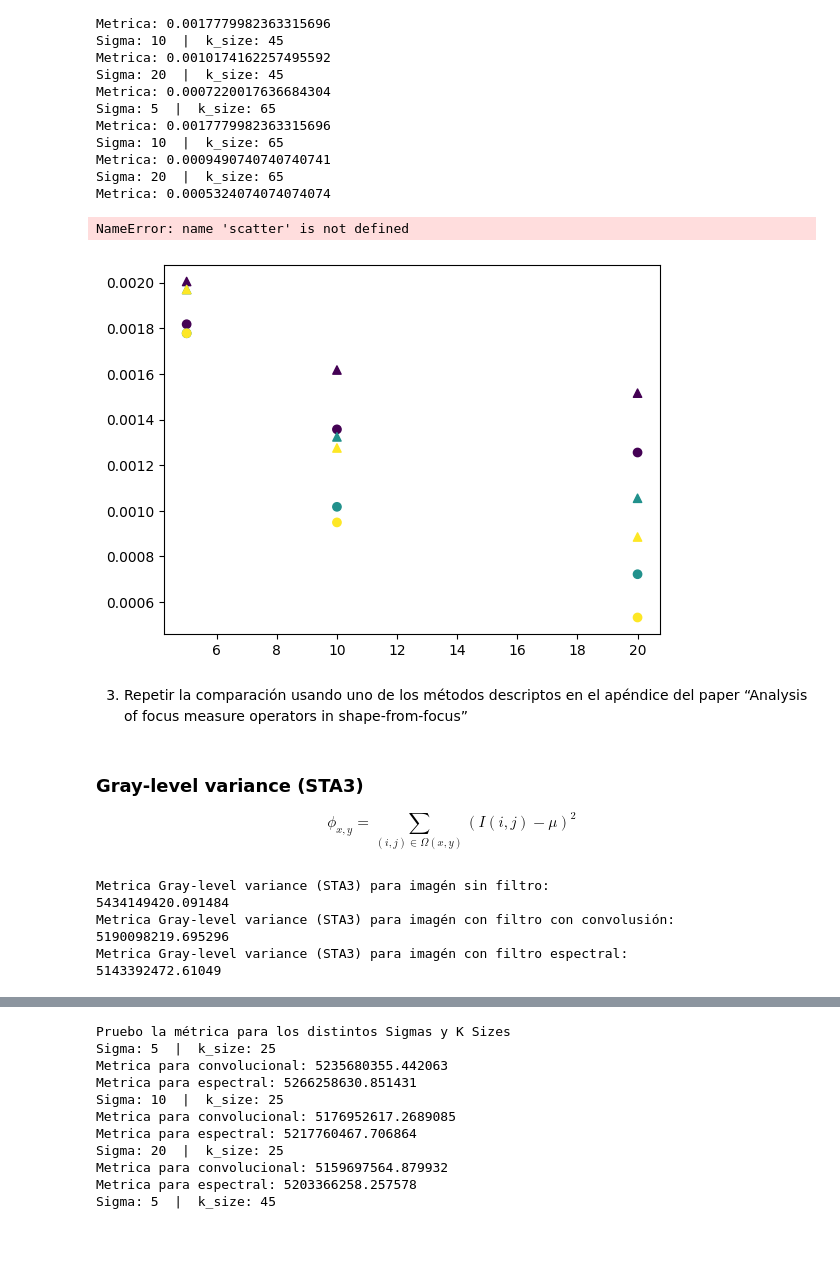
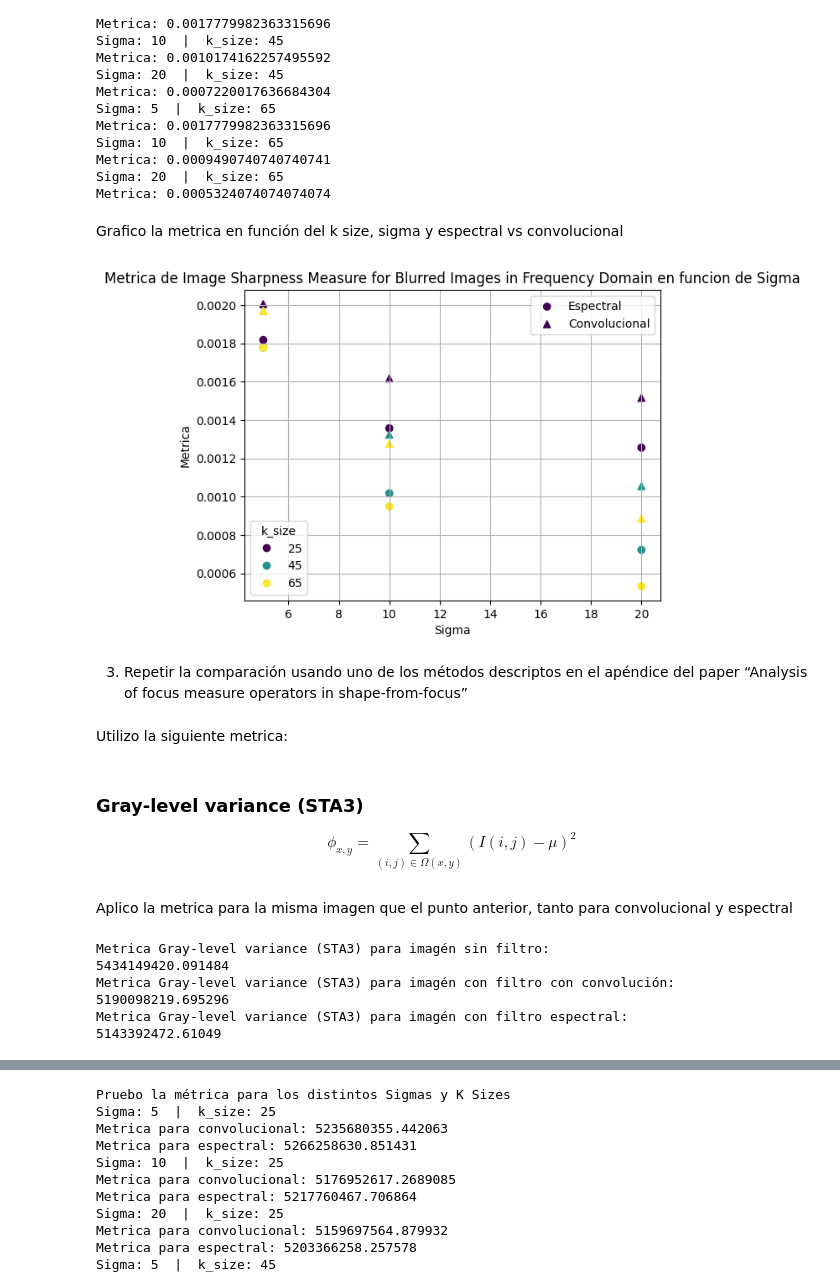
Before and after one commit to perezmillanr/cv_tp2, a Jupyter notebook: TP2.ipynb, the cells around one changed output, grey strips where cells are left out. Drawn from its saved outputs; the diff is of its cells as text; code cells hidden in the pictures; blank space fills up the shorter version.

```diff
--- a/TP2.ipynb
+++ b/TP2.ipynb
@@ -170,36 +172,41 @@ Sigma: 10  |  k_size: 65
 Metrica: 0.0009490740740740741
 Sigma: 20  |  k_size: 65
 Metrica: 0.0005324074074074074
+# %% [markdown]
+Grafico la metrica en función del k size, sigma y espectral vs convolucional
 # %%
 fig, ax = plt.subplots()
 a=ax.scatter([i[0] for i in filters],m1_e,c=[i[1] for i in filters],marker='o',label="Espectral")
 b=ax.scatter([i[0] for i in filters],m1_c,c=[i[1] for i in filters],marker='^',label="Convolucional")
 
 
-legend1 = ax.legend(*scatter.legend_elements(),
+legend1 = ax.legend(*a.legend_elements(),
                    loc="lower left", title="k_size")
 ax.add_artist(legend1)
 
 ax.legend(handles=[a,b])
 
 
-ax.set(xlabel='Sigma', ylabel='Metrica STA3',
-       title='Metrica STA3 en funcion de Sigma')
+ax.set(xlabel='Sigma', ylabel='Metrica',
+       title='Metrica de Image Sharpness Measure for Blurred Images in Frequency Domain en funcion de Sigma')
 
 ax.grid()
 
 plt.show()
 # %% [output]
-NameError: name 'scatter' is not defined
-[figure, old version]
+[figure, new version]
 # %% [markdown]
 3. Repetir la comparación usando uno de los métodos descriptos en el apéndice del paper “Analysis of focus measure operators in shape-from-focus”
+# %% [markdown]
+Utilizo la siguiente metrica:
 # %% [markdown]
 ### Gray-level variance (STA3)
 
 \begin{equation}
 \phi_{x,y} =\sum_{(i,j) \in \Omega(x,y)} (I(i,j) - \mu)   ^2
 \end{equation}
+# %% [markdown]
+Aplico la metrica para la misma imagen que el punto anterior, tanto para convolucional y espectral
 # %%
 ## Gray-level variance (STA3)
 def STA3(img):
@@ -210,7 +217,7 @@ def STA3(img):
 print("Metrica Gray-level variance (STA3) para imagén sin filtro: ")
 print(STA3(img))
 
-print("Metrica Gray-level variance (STA3) para imagén con filtro con convolusión: ")
+print("Metrica Gray-level variance (STA3) para imagén con filtro con convolución: ")
 print(STA3(img_gauss))
 
 print("Metrica Gray-level variance (STA3) para imagén con filtro espectral: ")
@@ -218,7 +225,7 @@ print(STA3(img_gauss_e))
 # %% [output]
 Metrica Gray-level variance (STA3) para imagén sin filtro:
 5434149420.091484
-Metrica Gray-level variance (STA3) para imagén con filtro con convolusión:
+Metrica Gray-level variance (STA3) para imagén con filtro con convolución:
 5190098219.695296
 Metrica Gray-level variance (STA3) para imagén con filtro espectral:
 5143392472.61049
```
Also changed, not shown: parts of 7 cells of this notebook.
